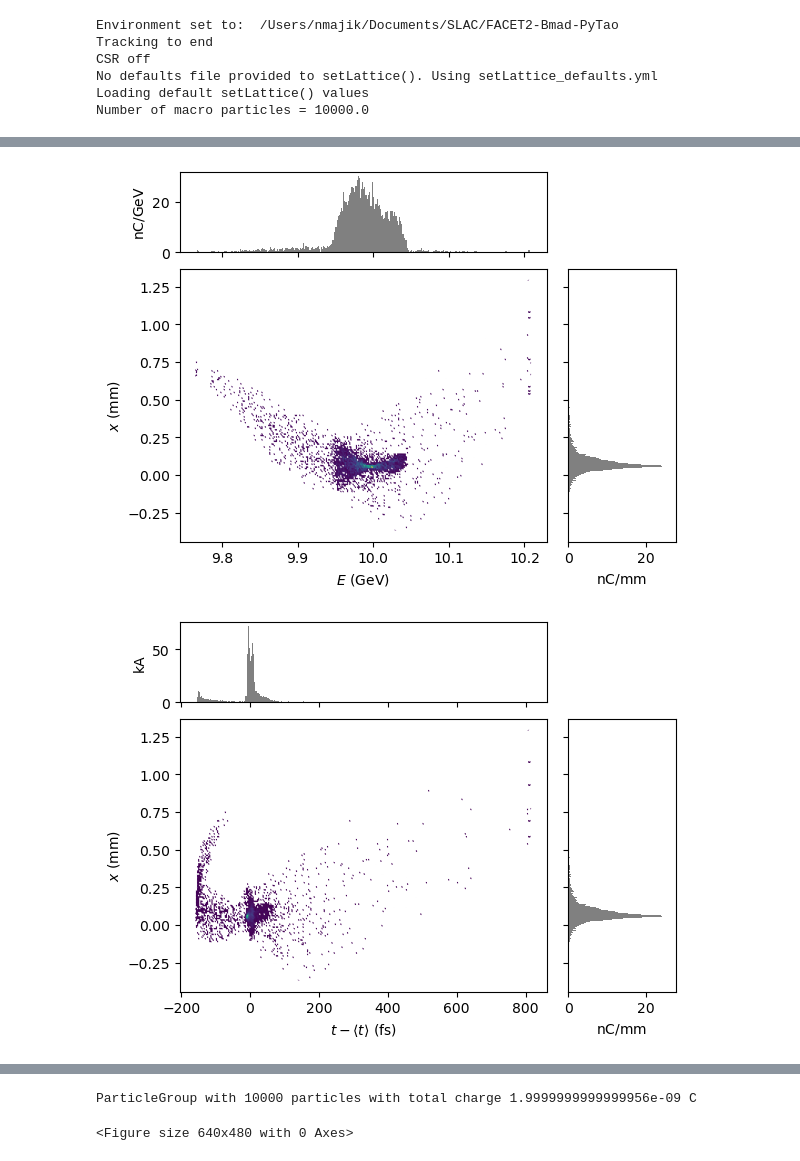
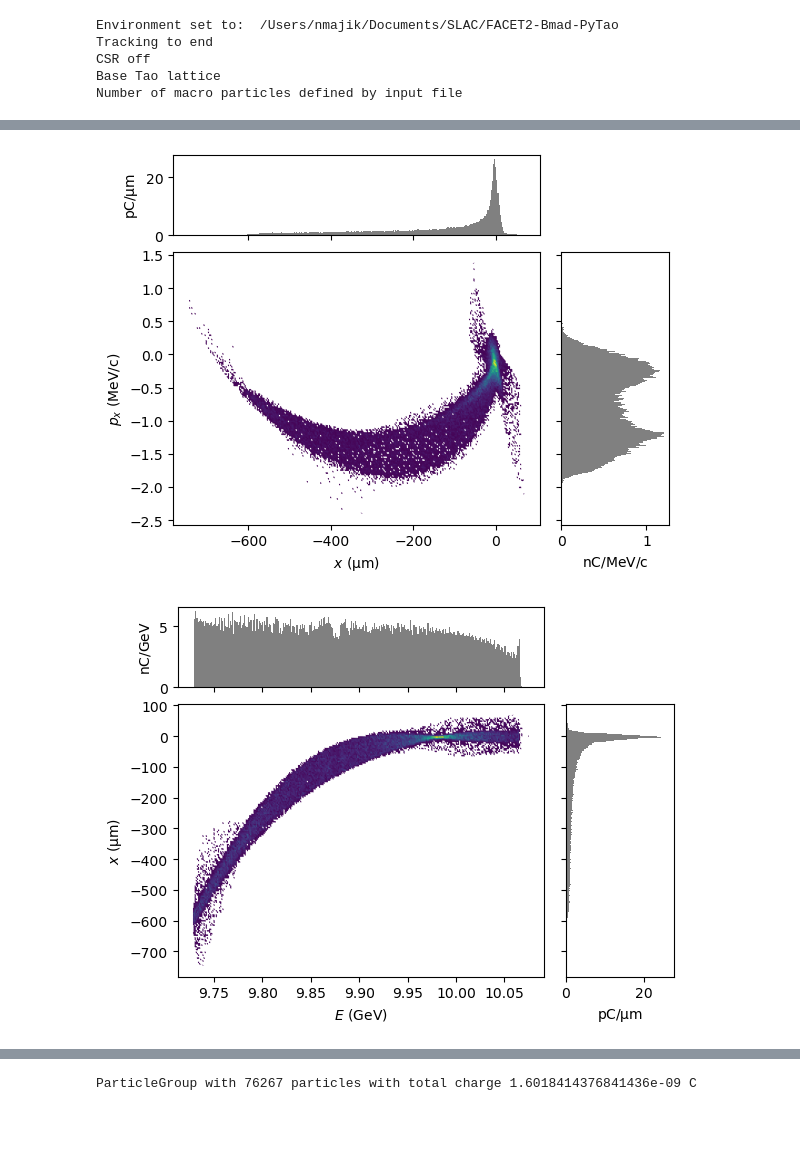
Before and after one commit to slaclab/Jitter-Forked-FACET2-Bmad-PyTao, a Jupyter notebook: 2024-07-01 RMS vs FWHM at PENT.ipynb, the cells around one changed output, grey strips where cells are left out. Saved outputs shown, nothing was run; the diff lists cells and outputs as text; code cells hidden in the pictures; blank space fills up the shorter version.

```diff
--- a/2024-07-01 RMS vs FWHM at PENT.ipynb
+++ b/2024-07-01 RMS vs FWHM at PENT.ipynb
@@ -3,12 +19,12 @@ from UTILITY_quickstart import *
 # %%
 tao = initializeTao(
-    #inputBeamFilePathSuffix = '/beams/nmmToL0AFEND_2bunch_2024-02-16Clean/2024-02-16_2bunch_1e5Downsample_nudgeWeights_driverOnly_2023-05-16InjectorMatch.h5',
-    inputBeamFilePathSuffix = '/beams/L0AFEND_facet2-lattice.h5',
+    inputBeamFilePathSuffix = '/beams/nmmToL0AFEND_2bunch_2024-02-16Clean/2024-02-16_2bunch_1e5Downsample_nudgeWeights_driverOnly_2023-05-16InjectorMatch.h5',
+    #inputBeamFilePathSuffix = '/beams/L0AFEND_facet2-lattice.h5',
 
     #runImpactTF=True,
     #impactGridCount=8,
-    numMacroParticles=1e4,
-
+    #numMacroParticles=1e4,
+    loadDefaultLatticeTF=False,
     lastTrackedElement = "end"
 )
 
@@ -17,14 +33,14 @@ trackBeam(tao)
 Environment set to:  /Users/nmajik/Documents/SLAC/FACET2-Bmad-PyTao
 Tracking to end
 CSR off
-No defaults file provided to setLattice(). Using setLattice_defaults.yml
-Loading default setLattice() values
-Number of macro particles = 10000.0
+Base Tao lattice
+Number of macro particles defined by input file
 # %%
-P = getBeamAtElement(tao, "MFFF")
+P = getBeamAtElement(tao, "PENT")
 display(plotMod(P, 'x', 'y',  bins=300))
+display(plotMod(P, 'x', 'px',  bins=300))
 display(plotMod(P, 'energy', 'x',  bins=300))
-display(plotMod(P, 'delta_t', 'x',  bins=300))
+display(plotMod(P, 'delta_t', 'energy',  bins=300))
 plt.clf()
 print(P)
 # %% [output]
@@ -32,2 +48,2 @@ print(P)
-[figure, old version]
+[figure, new version]
-[figure, old version]
+[figure, new version]
@@ -34,5 +51,4 @@ print(P)
-ParticleGroup with 10000 particles with total charge 1.9999999999999956e-09 C
+ParticleGroup with 76267 particles with total charge 1.6018414376841436e-09 C
-<Figure size 640x480 with 0 Axes>
 # %%
 P["sigma_x"]
 # %% [output]
```
Also changed, not shown: parts of 31 cells of this notebook, 3 other files.
